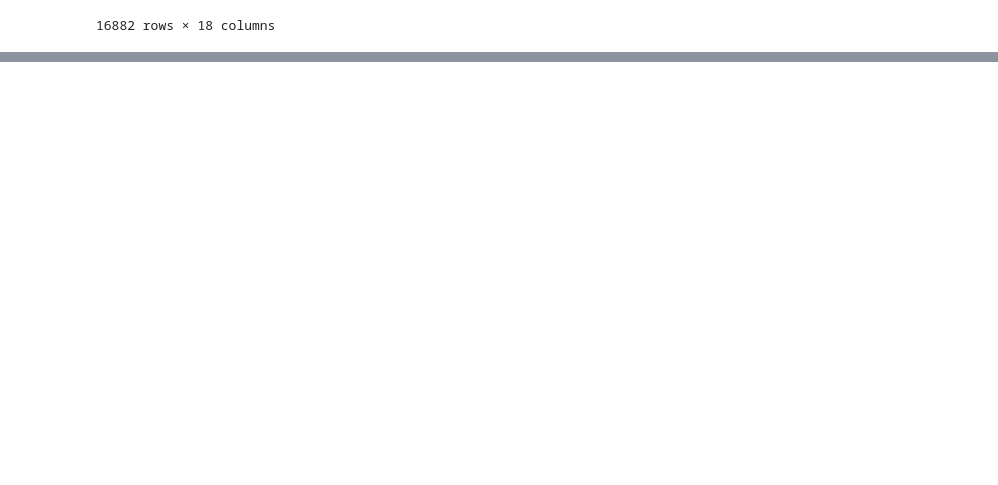
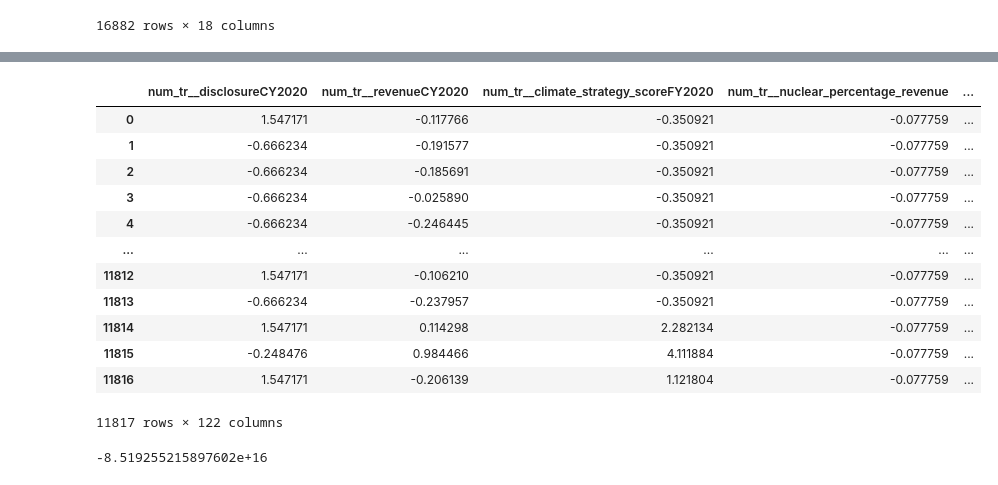
Before and after one commit to leocmcheung/carbon-forecast, a Jupyter notebook: notebooks/leo-D4.ipynb, the cells around one changed output, grey strips where cells are left out. Saved outputs shown, nothing was run; the diff lists cells and outputs as text; code cells hidden in the pictures; blank space fills up the shorter version.

```diff
--- a/notebooks/leo-D4.ipynb
+++ b/notebooks/leo-D4.ipynb
@@ -247,0 +293,12 @@ See the caveats in the documentation: https://pandas.pydata.org/pandas-docs/stab
+# %%
+num_transformer = StandardScaler()
+cat_transformer = OneHotEncoder(handle_unknown='ignore')
+preprocessor = ColumnTransformer([
+    ('num_tr', num_transformer, ['disclosureCY2020', "revenueCY2020", "climate_strategy_scoreFY2020", "nuclear_percentage_revenue", 'thermal_coal_percentage_revenue',
+       'ultra_deep_sea_drilling_percentage_revenue',
+       'shale_oil_gas_percentage_revenue', 'coal_percentage_revenue',
+       'arctic_drilling_percentage_revenue', 'oil_sands_percentage_revenue',
+       'pe_ratio', 'Employees / Revenue', 'Total Enterprise Value / Revenue']),
+    ('cat_tr', cat_transformer, ['Sector', 'Country / Region Name'])
+],
+sparse_threshold=0)
@@ -247,0 +345,3 @@ See the caveats in the documentation: https://pandas.pydata.org/pandas-docs/stab
+# %%
+X_train_transformed = preprocessor.fit_transform(X_train)
+preprocessor.get_feature_names_out()
@@ -247,0 +366,20 @@ See the caveats in the documentation: https://pandas.pydata.org/pandas-docs/stab
+# %%
+tfed = pd.DataFrame(
+    X_train_transformed,
+    columns=preprocessor.get_feature_names_out()
+)
+tfed
+# %% [output]
+|  | num_tr__disclosureCY2020 | num_tr__revenueCY2020 | num_tr__climate_strategy_scoreFY2020 | num_tr__nuclear_percentage_revenue | ... |
+| 0 | 1.547171 | -0.117766 | -0.350921 | -0.077759 | ... |
+| 1 | -0.666234 | -0.191577 | -0.350921 | -0.077759 | ... |
+| 2 | -0.666234 | -0.185691 | -0.350921 | -0.077759 | ... |
+| 3 | -0.666234 | -0.025890 | -0.350921 | -0.077759 | ... |
+| 4 | -0.666234 | -0.246445 | -0.350921 | -0.077759 | ... |
+| ... | ... | ... | ... | ... | ... |
+| 11812 | 1.547171 | -0.106210 | -0.350921 | -0.077759 | ... |
+| 11813 | -0.666234 | -0.237957 | -0.350921 | -0.077759 | ... |
+| 11814 | 1.547171 | 0.114298 | 2.282134 | -0.077759 | ... |
+| 11815 | -0.248476 | 0.984466 | 4.111884 | -0.077759 | ... |
+| 11816 | 1.547171 | -0.206139 | 1.121804 | -0.077759 | ... |
+11817 rows × 122 columns
@@ -247,0 +390,6 @@ See the caveats in the documentation: https://pandas.pydata.org/pandas-docs/stab
+# %%
+model = LinearRegression()
+model.fit(X_train_transformed,y_train)
+model.score(X_test_transformed, y_test)
+# %% [output]
+-8.519255215897602e+16
```
Also changed, not shown: parts of 16 cells of this notebook, 1 other file.
